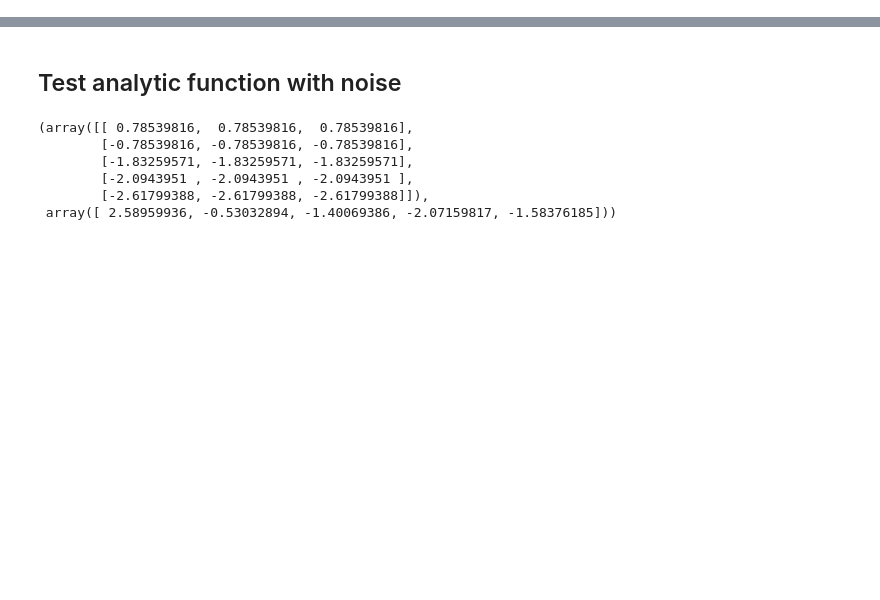
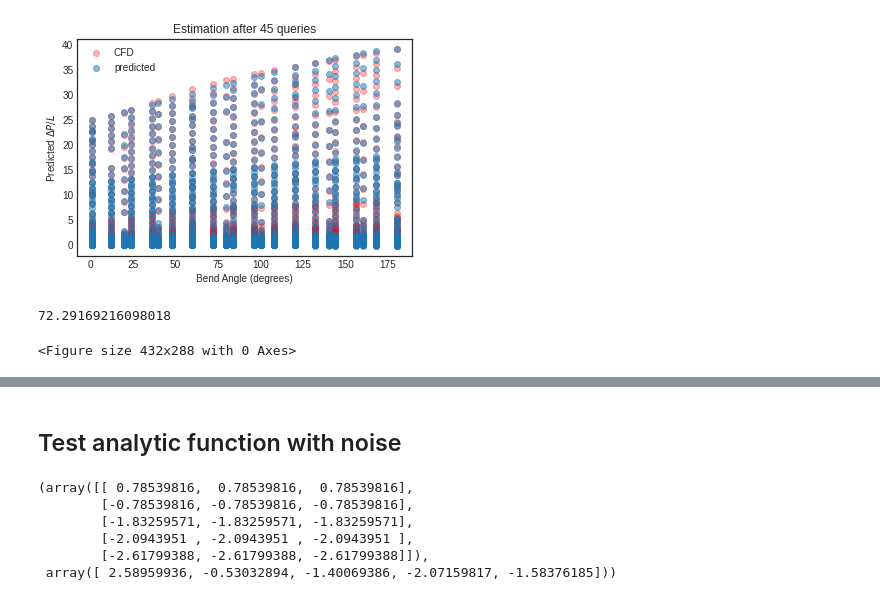
Before and after one commit to ur-whitelab/alcfd, a Jupyter notebook: al_gpr_3Dfeatures.ipynb, the cells around one changed output, grey strips where cells are left out. Saved outputs shown, nothing was run; the diff lists cells and outputs as text; code cells hidden in the pictures; blank space fills up the shorter version.

```diff
--- a/al_gpr_3Dfeatures.ipynb
+++ b/al_gpr_3Dfeatures.ipynb
@@ -189 +324,22 @@ with plt.style.context('seaborn-white'):
 <Figure size 432x288 with 0 Axes>
+# %%
+pred_test= regressor_3d.predict(X_pool.reshape(-1,3))
+rmse_test = np.sqrt(np.sum((y_pool - pred_test)**2))
+# plotting after active learning
+with plt.style.context('seaborn-white'):
+    plt.figure(figsize=(6, 4))
+    plt.scatter(X_pool[:,1], y_pool, c ='r', label='CFD', alpha=0.3)
+    plt.scatter(X_pool[:,1], pred_test, label='predicted', alpha=0.5)
+#     plt.fill_between(x[:, 1], pred-std, pred+std, alpha=0.2)
+    # plt.scatter(X_train[:,1], y_train, c='k', label='CFD calc')
+    plt.title(f'Estimation after {N_QUERIES} queries')
+    plt.xlabel('Bend Angle (degrees)')
+    plt.ylabel(r'Predicted $\Delta P/L$')
+    plt.legend()
+    plt.show()
+    plt.savefig('final_{N_QUERIES}_queries_bendangle.svg')
+rmse_test
+# %% [output]
+[figure, added]
+72.29169216098018
+<Figure size 432x288 with 0 Axes>
```
Also changed, not shown: parts of 16 cells of this notebook.
